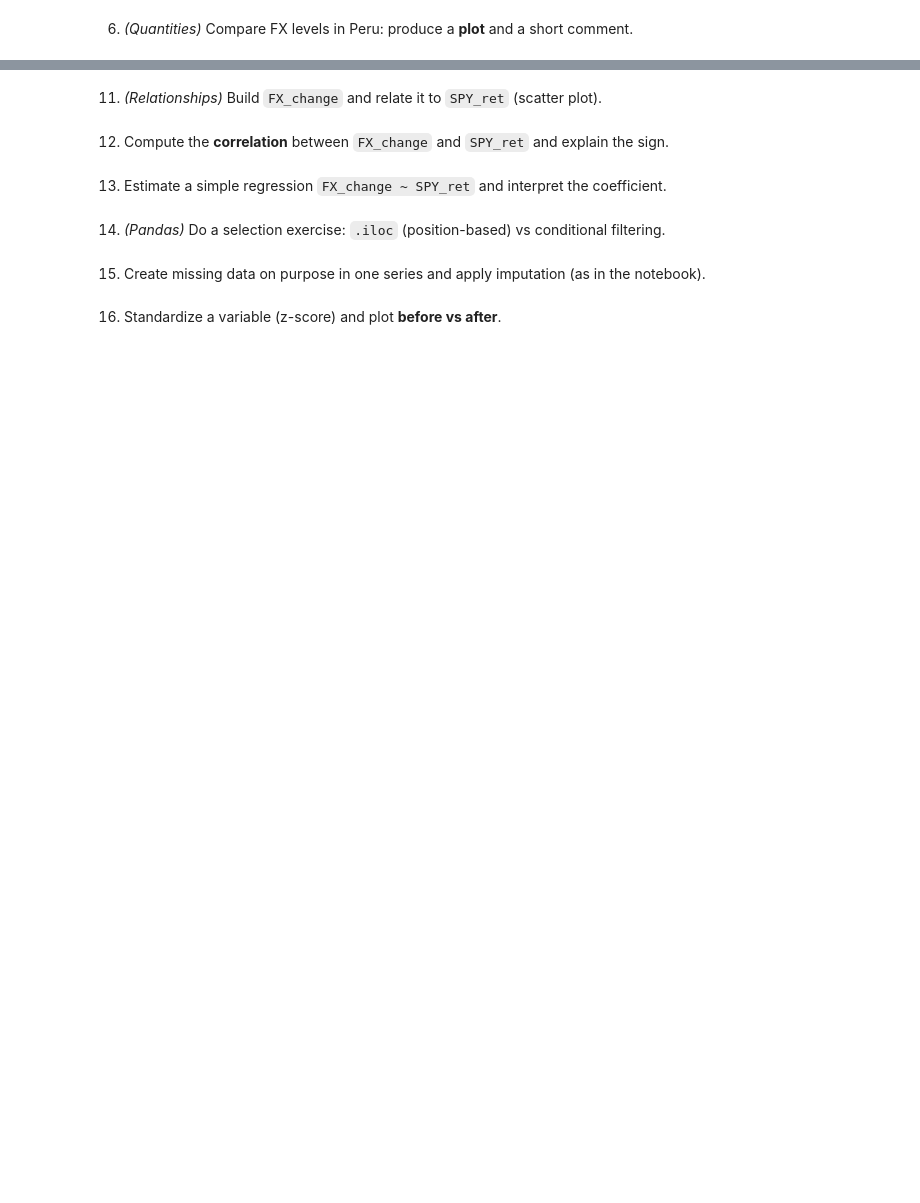
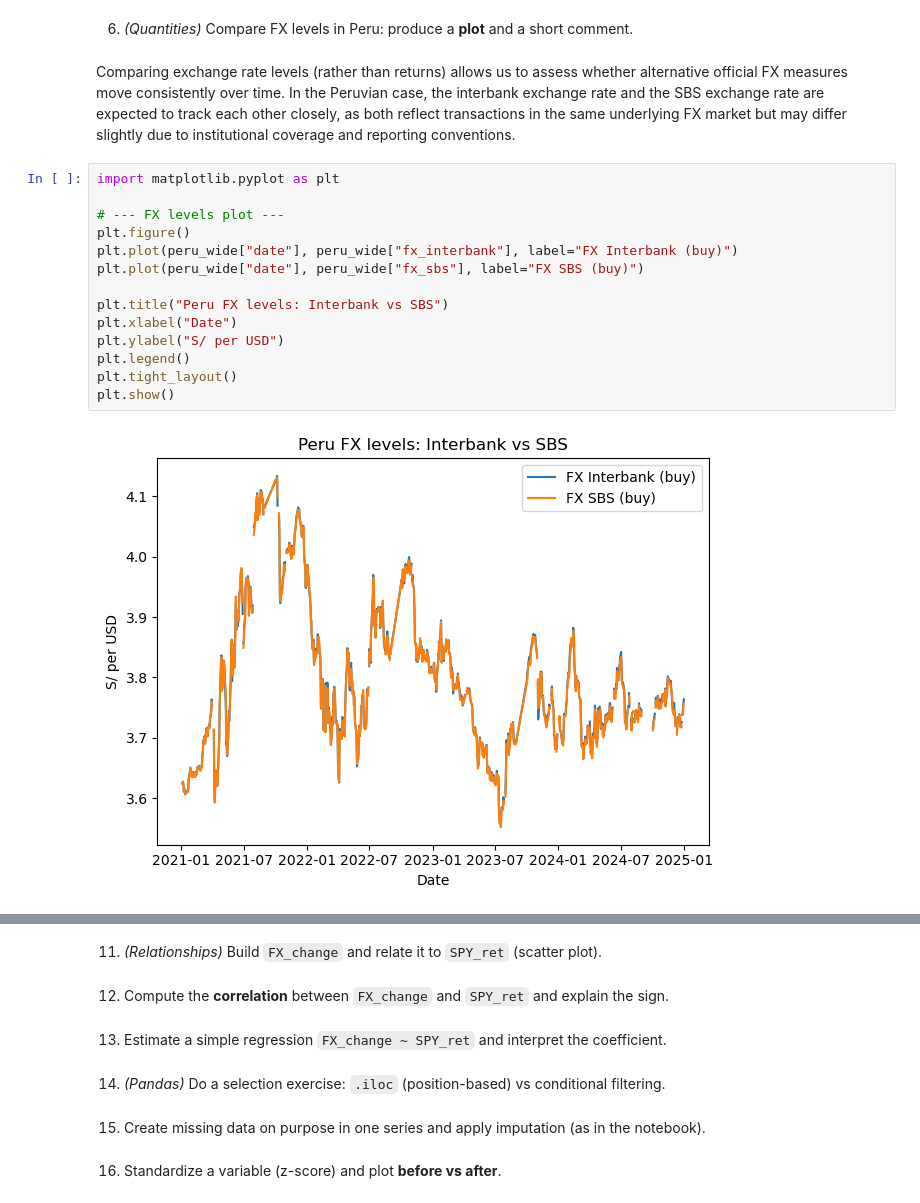
Before and after one commit to EduardoLG39/FinLab, a Jupyter notebook: homeworks/Assignment_3/group_9_ass_3_2026_folder/group_9_ass_3_2026_p1p2.ipynb, the cells around one changed output, grey strips where cells are left out. Saved outputs shown, nothing was run; the diff lists cells and outputs as text; blank space fills up the shorter version.

```diff
--- a/homeworks/Assignment_3/group_9_ass_3_2026_folder/group_9_ass_3_2026_p1p2.ipynb
+++ b/homeworks/Assignment_3/group_9_ass_3_2026_folder/group_9_ass_3_2026_p1p2.ipynb
@@ -338,2 +338,20 @@ US assets with returns — preview:
 # %% [markdown]
 6. *(Quantities)* Compare FX levels in Peru: produce a **plot** and a short comment.
+# %% [markdown]
+Comparing exchange rate levels (rather than returns) allows us to assess whether alternative official FX measures move consistently over time. In the Peruvian case, the interbank exchange rate and the SBS exchange rate are expected to track each other closely, as both reflect transactions in the same underlying FX market but may differ slightly due to institutional coverage and reporting conventions.
+# %%
+import matplotlib.pyplot as plt
+
+# --- FX levels plot ---
+plt.figure()
+plt.plot(peru_wide["date"], peru_wide["fx_interbank"], label="FX Interbank (buy)")
+plt.plot(peru_wide["date"], peru_wide["fx_sbs"], label="FX SBS (buy)")
+
+plt.title("Peru FX levels: Interbank vs SBS")
+plt.xlabel("Date")
+plt.ylabel("S/ per USD")
+plt.legend()
+plt.tight_layout()
+plt.show()
+# %% [output]
+[figure, added]
```
Also changed, not shown: parts of 15 cells of this notebook.
